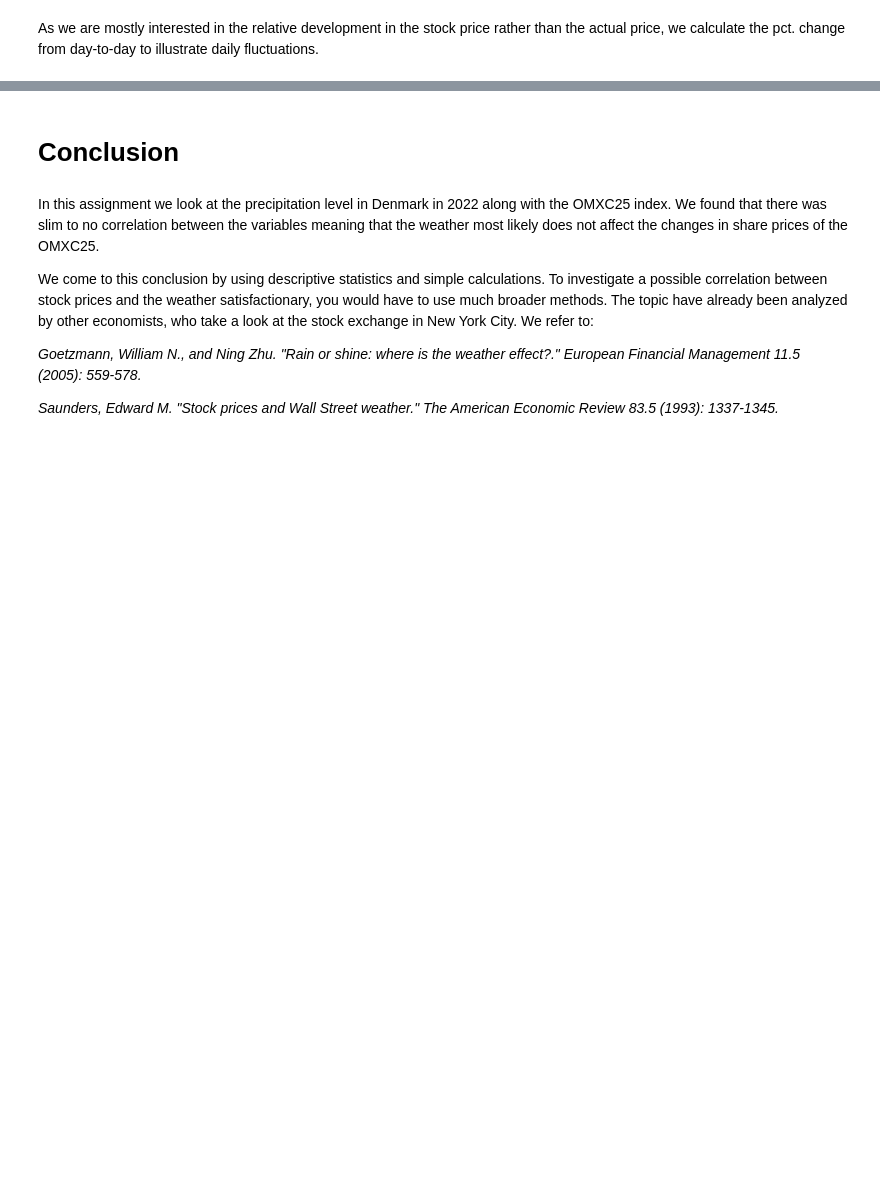
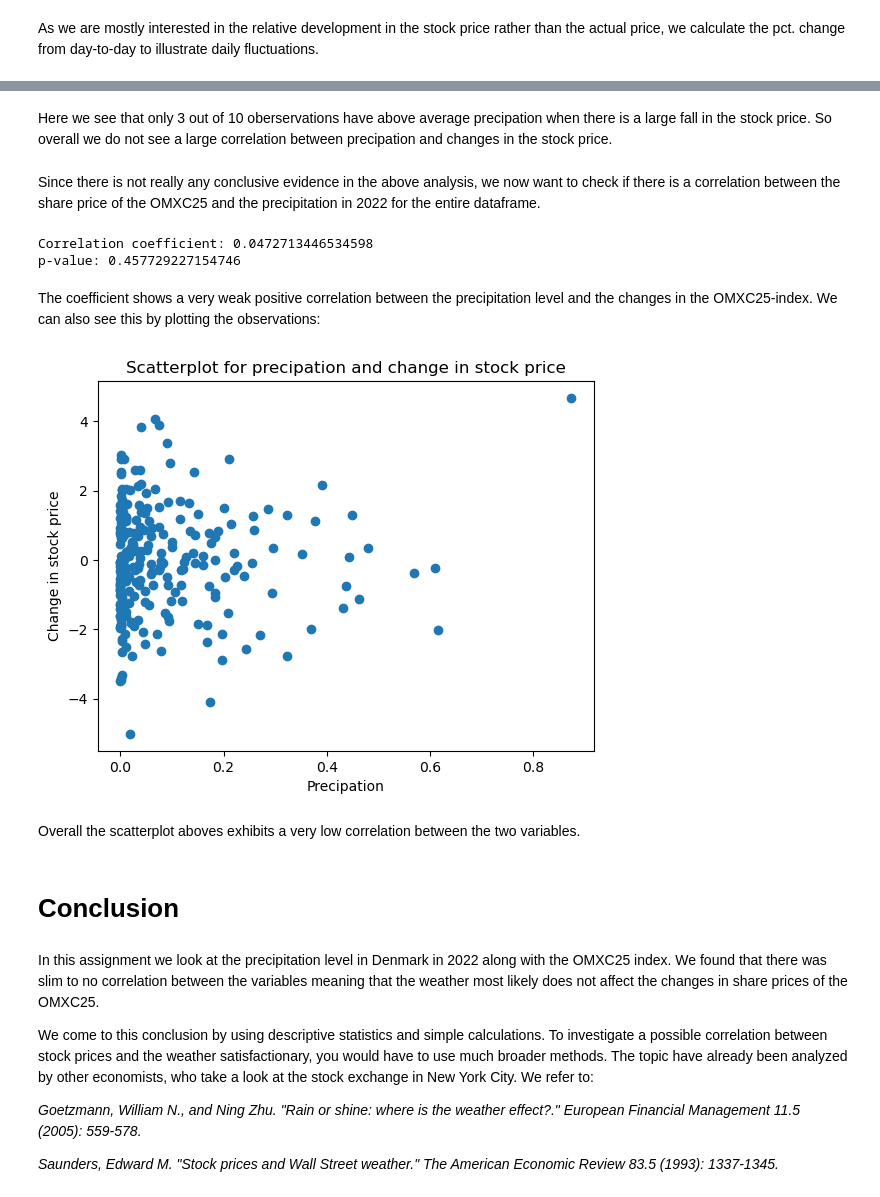
Before and after one commit to NumEconCopenhagen/projects-2023-jos-p-og-tex, a Jupyter notebook: dataproject/dataproject.ipynb, the cells around one changed output, grey strips where cells are left out. Saved outputs shown, nothing was run; the diff lists cells and outputs as text; code cells hidden in the pictures; blank space fills up the shorter version.

```diff
--- a/dataproject/dataproject.ipynb
+++ b/dataproject/dataproject.ipynb
@@ -533,3 +359,33 @@ The coefficient shows a very weak positive correlation between the precipitation
+# %% [markdown]
+Here we see that only 3 out of 10 oberservations have above average precipation when there is a large fall in the stock price. So overall we do not see a large correlation between precipation and changes in the stock price.
+# %% [markdown]
+Since there is not really any conclusive evidence in the above analysis, we now want to check if there is a correlation between the share price of the OMXC25 and the precipitation in 2022 for the entire dataframe.
+# %%
+# We drop the first row (not value for change in stock)
+precip_stock4 = precip_stock2.iloc[1:]
+
+dp.correlation(precip_stock4)
+# %% [output]
+Correlation coefficient: 0.0472713446534598
+p-value: 0.457729227154746
+# %% [markdown]
+The coefficient shows a very weak positive correlation between the precipitation level and the changes in the OMXC25-index. We can also see this by plotting the observations:
+# %%
+# a. create the figure
+fig = plt.figure()
+
+# b. plot
+ax = fig.add_subplot(1,1,1)
+
+ax.scatter(precip_stock4['Precip'],precip_stock4['Change_in_stock'])
+
+ax.set_title('Scatterplot for precipation and change in stock price')
+ax.set_xlabel('Precipation')
+ax.set_ylabel('Change in stock price');
+# %% [output]
+[figure, added]
+# %% [markdown]
+Overall the scatterplot aboves exhibits a very low correlation between the two variables.
 # %% [markdown]
 # Conclusion
 # %% [markdown]
```
Also changed, not shown: parts of 63 cells of this notebook, 1 other file.
